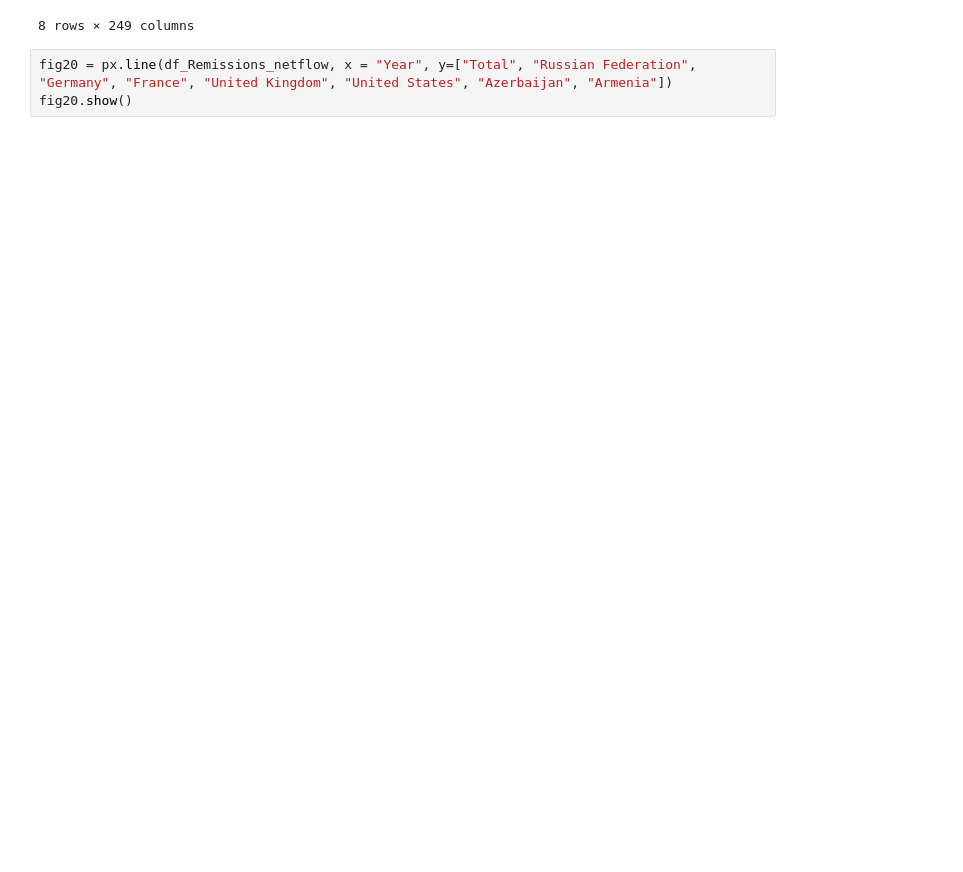
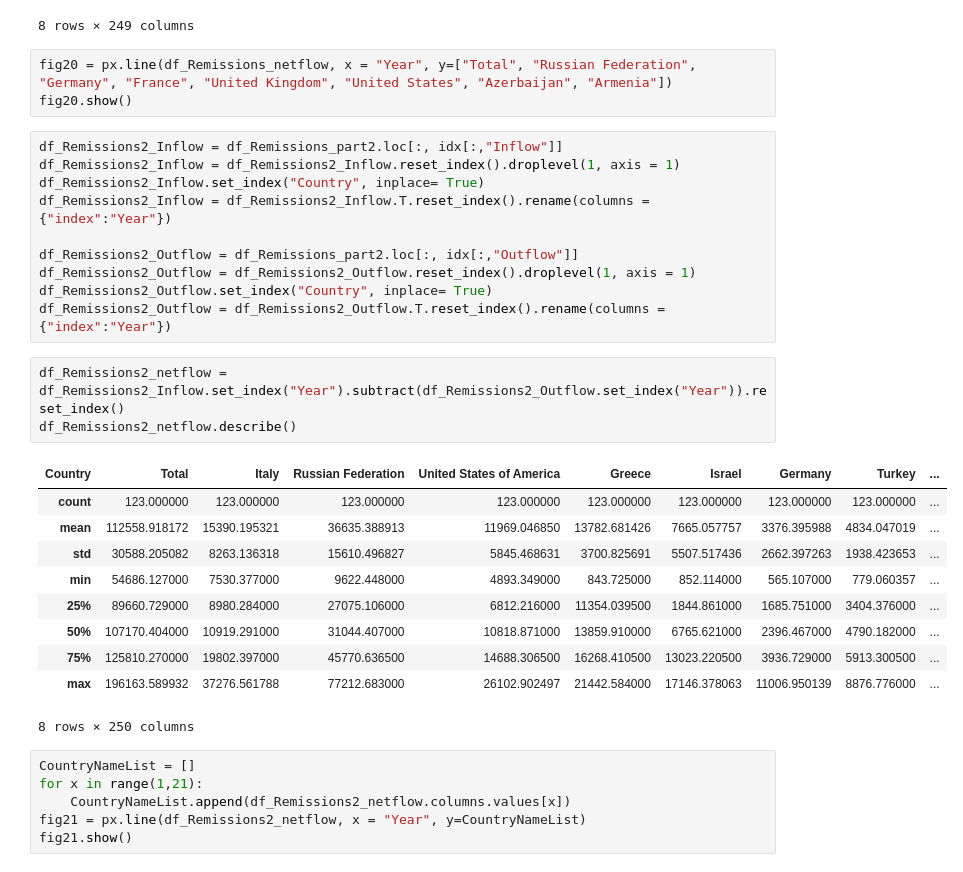
Before and after one commit to spyderroque/Georgia-Ukraine-War, a Jupyter notebook: Economics/Economics.ipynb, the cells around one changed output. Drawn from its saved outputs; the diff is of its cells as text; blank space fills up the shorter version.

```diff
--- a/Economics/Economics.ipynb
+++ b/Economics/Economics.ipynb
@@ -507,3 +568,33 @@ df_Remissions_netflow.describe()
 # %%
 fig20 = px.line(df_Remissions_netflow, x = "Year", y=["Total", "Russian Federation", "Germany", "France", "United Kingdom", "United States", "Azerbaijan", "Armenia"])
 fig20.show()
+# %%
+df_Remissions2_Inflow = df_Remissions_part2.loc[:, idx[:,"Inflow"]]
+df_Remissions2_Inflow = df_Remissions2_Inflow.reset_index().droplevel(1, axis = 1)
+df_Remissions2_Inflow.set_index("Country", inplace= True)
+df_Remissions2_Inflow = df_Remissions2_Inflow.T.reset_index().rename(columns = {"index":"Year"})
+
+df_Remissions2_Outflow = df_Remissions_part2.loc[:, idx[:,"Outflow"]]
+df_Remissions2_Outflow = df_Remissions2_Outflow.reset_index().droplevel(1, axis = 1)
+df_Remissions2_Outflow.set_index("Country", inplace= True)
+df_Remissions2_Outflow = df_Remissions2_Outflow.T.reset_index().rename(columns = {"index":"Year"})
+# %%
+df_Remissions2_netflow = df_Remissions2_Inflow.set_index("Year").subtract(df_Remissions2_Outflow.set_index("Year")).reset_index()
+df_Remissions2_netflow.describe()
+# %% [output]
+| Country | Total | Italy | Russian Federation | United States of America | Greece | Israel | Germany | Turkey | ... |
+| count | 123.000000 | 123.000000 | 123.000000 | 123.000000 | 123.000000 | 123.000000 | 123.000000 | 123.000000 | ... |
+| mean | 112558.918172 | 15390.195321 | 36635.388913 | 11969.046850 | 13782.681426 | 7665.057757 | 3376.395988 | 4834.047019 | ... |
+| std | 30588.205082 | 8263.136318 | 15610.496827 | 5845.468631 | 3700.825691 | 5507.517436 | 2662.397263 | 1938.423653 | ... |
+| min | 54686.127000 | 7530.377000 | 9622.448000 | 4893.349000 | 843.725000 | 852.114000 | 565.107000 | 779.060357 | ... |
+| 25% | 89660.729000 | 8980.284000 | 27075.106000 | 6812.216000 | 11354.039500 | 1844.861000 | 1685.751000 | 3404.376000 | ... |
+| 50% | 107170.404000 | 10919.291000 | 31044.407000 | 10818.871000 | 13859.910000 | 6765.621000 | 2396.467000 | 4790.182000 | ... |
+| 75% | 125810.270000 | 19802.397000 | 45770.636500 | 14688.306500 | 16268.410500 | 13023.220500 | 3936.729000 | 5913.300500 | ... |
+| max | 196163.589932 | 37276.561788 | 77212.683000 | 26102.902497 | 21442.584000 | 17146.378063 | 11006.950139 | 8876.776000 | ... |
+8 rows × 250 columns
+# %%
+CountryNameList = []
+for x in range(1,21):
+    CountryNameList.append(df_Remissions2_netflow.columns.values[x])
+fig21 = px.line(df_Remissions2_netflow, x = "Year", y=CountryNameList)
+fig21.show()
```
Also changed, not shown: parts of 13 cells of this notebook.
